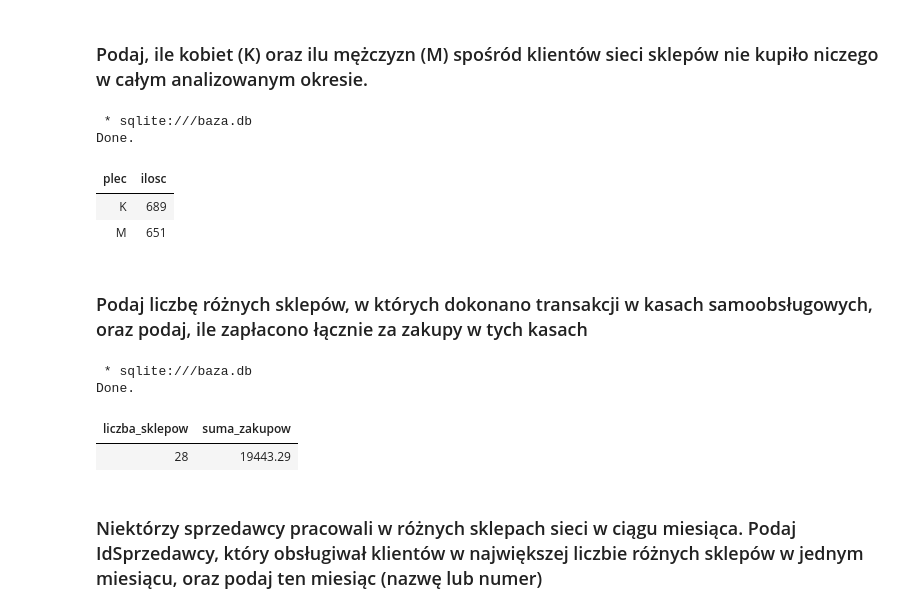
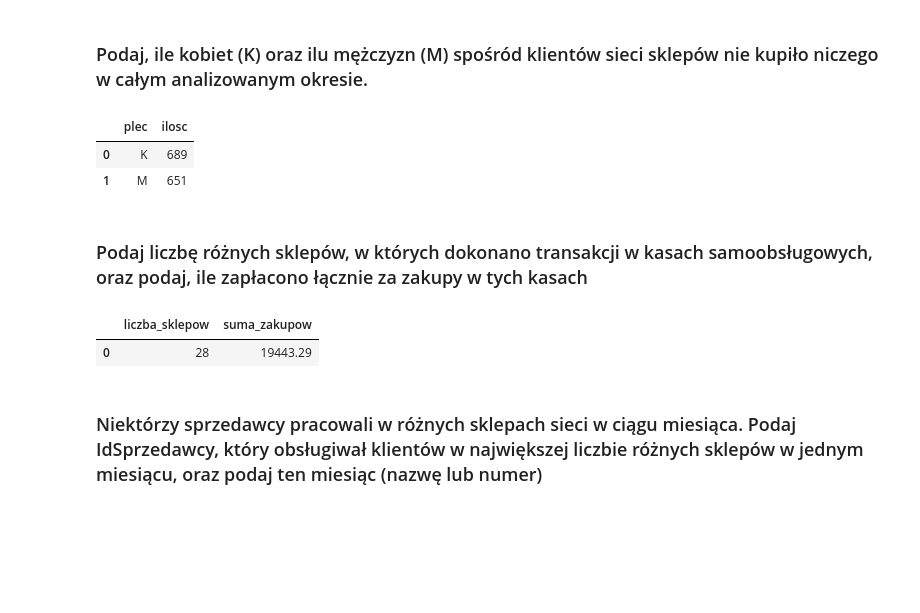
Before and after one commit to zawiskrz/data-lab-python311, a Jupyter notebook: analiza.ipynb, the cells around one changed output. Drawn from its saved outputs; the diff is of its cells as text; code cells hidden in the pictures; blank space fills up the shorter version.

```diff
--- a/analiza.ipynb
+++ b/analiza.ipynb
@@ -3,7 +12,12 @@
 # %%
 import pandas as pd
 import sqlite3
+from sqlalchemy import create_engine
+import seaborn as sns
+import matplotlib.pyplot as plt
 %config SqlMagic.style = "PLAIN_COLUMNS"
 %load_ext sql
-conn = sqlite3.connect("baza.db")
-%sql sqlite:///baza.db
+conn = sqlite3.connect("dane/baza.db")
+engine = create_engine('sqlite:///dane/baza.db')
+
+%sql sqlite:///dane/baza.db
@@ -109,62 +127,66 @@ Done.
 # %% [markdown]
 ### Podaj, ile kobiet (K) oraz ilu mężczyzn (M) spośród klientów sieci sklepów nie kupiło niczego w całym analizowanym okresie.
 # %%
-%%sql
+pd.read_sql(
+    '''
 with
 klienci_z_zakupami as (
     select
     distinct IdKlienta
     from transakcje
     ),
 
 klienci_bez_zakupow as
     (
     select
         k.plec,
         k.IdKlienta
     from klienci k
     left join klienci_z_zakupami kz
         on k.IdKlienta = kz.IdKlienta
     where kz.IdKlienta IS NULL
 )
 select
     plec,
     count(IdKlienta) as ilosc
 from klienci_bez_zakupow
 group by 1
+''',
+    con=engine
+)
 # %% [output]
- * sqlite:///baza.db
-Done.
-| plec | ilosc |
-| K | 689 |
-| M | 651 |
+|  | plec | ilosc |
+| 0 | K | 689 |
+| 1 | M | 651 |
 # %% [markdown]
 ### Podaj liczbę różnych sklepów, w których dokonano transakcji w kasach samoobsługowych, oraz podaj, ile zapłacono łącznie za zakupy w tych kasach
 # %%
-%%sql
-with
-trans_samoobsl as (
-    select * from transakcje
-    where IdSprzedawcy IS NULL
-),
-opis_trans as (
-    select
-        IdTransakcji,
-        sum(Cena*Liczba) as zakupy_suma
-    from opis_transakcji
-    group by 1
+pd.read_sql(
+'''
+  with
+  trans_samoobsl as (
+      select * from transakcje
+      where IdSprzedawcy IS NULL
+  ),
+  opis_trans as (
+      select
+          IdTransakcji,
+          sum(Cena*Liczba) as zakupy_suma
+      from opis_transakcji
+      group by 1
+  )
+  select
+      count(distinct ts.IdSklepu) as liczba_sklepow,
+      sum(ot.zakupy_suma) as suma_zakupow
+  from trans_samoobsl ts
+  join opis_trans ot
+      on ts.IdTransakcji = ot.IdTransakcji
+''',
+con=engine
 )
-select
-    count(distinct ts.IdSklepu) as liczba_sklepow,
-    sum(ot.zakupy_suma) as suma_zakupow
-from trans_samoobsl ts
-join opis_trans ot
-    on ts.IdTransakcji = ot.IdTransakcji
 # %% [output]
- * sqlite:///baza.db
-Done.
-| liczba_sklepow | suma_zakupow |
-| 28 | 19443.29 |
+|  | liczba_sklepow | suma_zakupow |
+| 0 | 28 | 19443.29 |
 # %% [markdown]
 ### Niektórzy sprzedawcy pracowali w różnych sklepach sieci w ciągu miesiąca. Podaj IdSprzedawcy, który obsługiwał klientów w największej liczbie różnych sklepów w jednym miesiącu, oraz podaj ten miesiąc (nazwę lub numer)
 # %%
```
Also changed, not shown: parts of 25 cells of this notebook.
